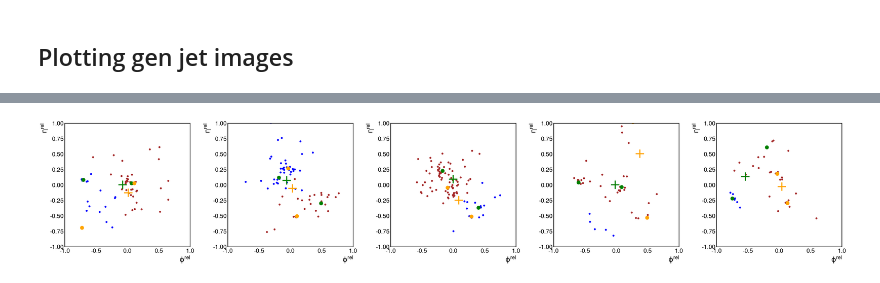
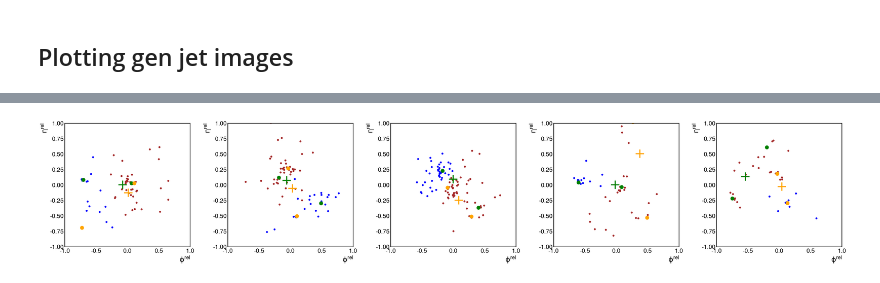
Before and after one commit to rkansal47/HHbbVV, a Jupyter notebook: src/HHbbVV/scale_factors/gen_clustering.ipynb, the cells around one changed output, grey strips where cells are left out. Drawn from its saved outputs; the diff is of its cells as text; code cells hidden in the pictures.

```diff
--- a/src/HHbbVV/scale_factors/gen_clustering.ipynb
+++ b/src/HHbbVV/scale_factors/gen_clustering.ipynb
@@ -200,7 +200,9 @@ gencands_arrays = [
 dR = 0.8
 ak8def = fastjet.JetDefinition(fastjet.antikt_algorithm, dR)
 cadef = fastjet.JetDefinition(fastjet.cambridge_algorithm, dR)
+ktdef = fastjet.JetDefinition(fastjet.kt_algorithm, dR)
 min_pt = 250
+prong_dR = 1.5
 # %%
 matched_jets = []
 matched_constituents = []
@@ -327,7 +391,7 @@ def plotq(ax, i, j, k, color, shape):
         gen_vars["Gen4qeta"][i][j][k] - matched_jets[i].eta,
         shape,
         color=color,
-        ms=20,
+        ms=10,
         mew=4,
     )
 
@@ -348,13 +412,15 @@ for i in range(num_images):
         norm=colors.LogNorm(vmin, vmax),
     )
 
+    axes[i].set_title(f"Jet $p_T$: {matched_jets[i].pt:.0f} GeV")
+
     # plot Ws and qs
-    plotW(axes[i], i, 0, cm(colors.LogNorm(vmin, vmax)(gen_vars["GenVVpt"][i][0])), shape="+")
-    plotq(axes[i], i, 0, 0, cm(colors.LogNorm(vmin, vmax)(gen_vars["Gen4qpt"][i][0][0])), shape="+")
-    plotq(axes[i], i, 0, 1, cm(colors.LogNorm(vmin, vmax)(gen_vars["Gen4qpt"][i][0][1])), shape="+")
-    plotW(axes[i], i, 1, cm(colors.LogNorm(vmin, vmax)(gen_vars["GenVVpt"][i][1])), shape="x")
-    plotq(axes[i], i, 1, 0, cm(colors.LogNorm(vmin, vmax)(gen_vars["Gen4qpt"][i][1][0])), shape="x")
-    plotq(axes[i], i, 1, 1, cm(colors.LogNorm(vmin, vmax)(gen_vars["Gen4qpt"][i][1][0])), shape="x")
+    plotW(axes[i], i, 0, "green", "+")
+    plotq(axes[i], i, 0, 0, "green", "o")
+    plotq(axes[i], i, 0, 1, "green", "o")
+    plotW(axes[i], i, 1, "orange", "+")
+    plotq(axes[i], i, 1, 0, "orange", "o")
+    plotq(axes[i], i, 1, 1, "orange", "o")
 
     axes[i].tick_params(which="both", bottom=False, top=False, left=False, right=False)
     axes[i].set_xlabel("$\phi^{rel}$")
@@ -363,7 +429,6 @@ for i in range(num_images):
 cbar = fig.colorbar(im, ax=axes.ravel().tolist(), fraction=0.007)
 cbar.set_label("$p_T$ (GeV)")
 
-fig.tight_layout()
 plt.savefig(f"{plot_dir}/gen_jet_ims.pdf", bbox_inches="tight")
 plt.show()
 # %% [output]
@@ -371,74 +506,33 @@ plt.show()
 # %%
-cm = copy(plt.cm.jet)
-cm.set_under(color="white")
-
-plt.rcParams.update({"font.size": 16})
-plt.style.use(hep.style.CMS)
-
-maxR = 1
-im_size = 45
-
-
-def plotW(ax, i, j, color, shape):
-    ax.plot(
-        del_phi(gen_vars["GenVVphi"][i][j], matched_jets[i].phi),
-        gen_vars["GenVVeta"][i][j] - matched_jets[i].eta,
-        shape,
-        color=color,
-        ms=30,
-        mew=4,
-    )
-
-
-def plotq(ax, i, j, k, color, shape):
-    ax.plot(
-        del_phi(gen_vars["Gen4qphi"][i][j][k], matched_jets[i].phi),
-        gen_vars["Gen4qeta"][i][j][k] - matched_jets[i].eta,
-        shape,
-        color=color,
-        ms=10,
-        mew=4,
-    )
-
-
-num_images = 5
-
-vmin = 1e-3
-vmax = 500
-
 fig, axes = plt.subplots(1, num_images, figsize=(num_images * 10, 8), gridspec_kw={"wspace": 0.3})
 
 for i in range(num_images):
     colours = ["blue", "brown"]
     for j in range(2):
-        consts = ca_subjet_constituents[i][j]
+        consts = kt_W_subjet_constituents[i][j]
         for const in consts:
             axes[i].plot(
                 del_phi(const.phi, matched_jets[i].phi),
                 const.eta - matched_jets[i].eta,
                 color=colours[j],
                 marker="o",
             )
 
     plotW(axes[i], i, 0, "green", "+")
     plotq(axes[i], i, 0, 0, "green", "o")
     plotq(axes[i], i, 0, 1, "green", "o")
     plotW(axes[i], i, 1, "orange", "+")
     plotq(axes[i], i, 1, 0, "orange", "o")
     plotq(axes[i], i, 1, 1, "orange", "o")
 
     axes[i].set_xlim([-maxR, maxR])
     axes[i].set_ylim([-maxR, maxR])
 
     axes[i].tick_params(which="both", bottom=False, top=False, left=False, right=False)
     axes[i].set_xlabel("$\phi^{rel}$")
     axes[i].set_ylabel("$\eta^{rel}$")
 
-# cbar = fig.colorbar(im, ax=axes.ravel().tolist(), fraction=0.007)
-# cbar.set_label("$p_T$ (GeV)")
-
-fig.tight_layout()
-plt.savefig(f"{plot_dir}/ca_subjets.pdf", bbox_inches="tight")
+plt.savefig(f"{plot_dir}/kt_W_subjets.pdf", bbox_inches="tight")
 plt.show()
 # %% [output]
-[figure, old version]
+[figure, new version]
```
Also changed, not shown: parts of 5 cells of this notebook.
